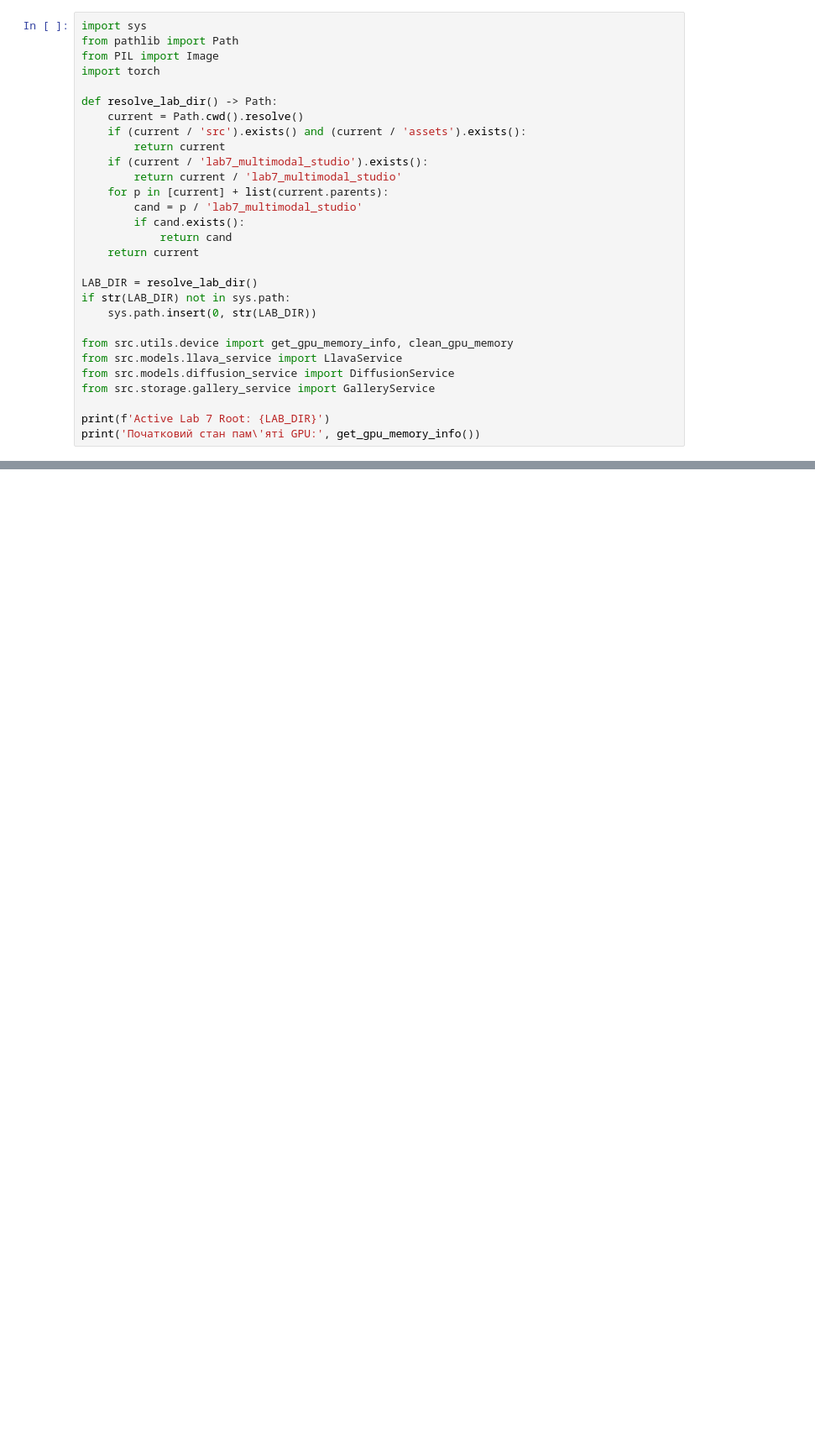
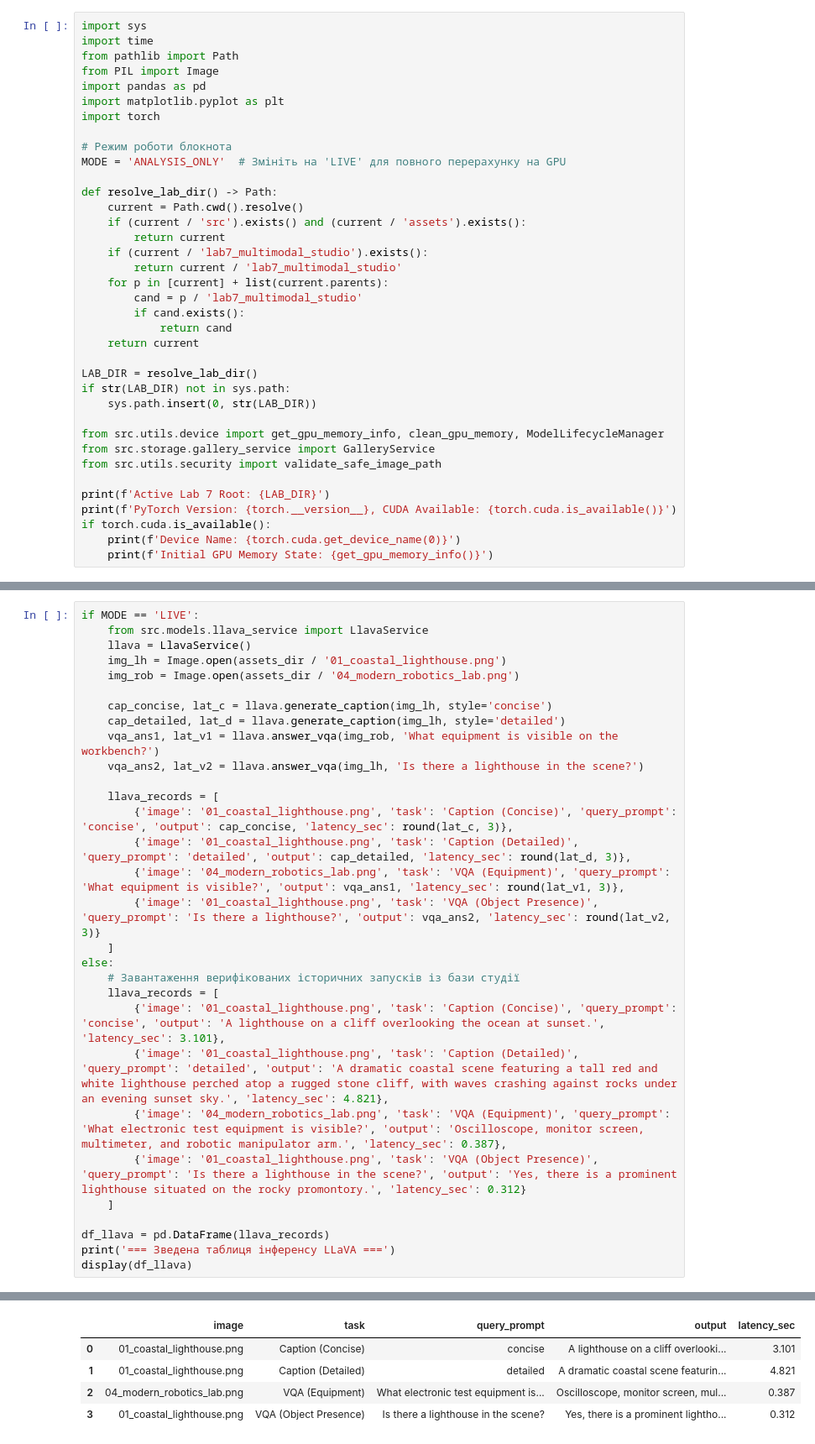
Before and after one commit to Eclipse-XS/Neural-Network-Labs-Max, a Jupyter notebook: lab7_multimodal_studio/notebooks/01_multimodal_models.ipynb, the cells around one changed output, grey strips where cells are left out. Shown at 84% size. Cells and saved outputs as stored; diff of their text form; blank space fills up the shorter version.

```diff
--- a/lab7_multimodal_studio/notebooks/01_multimodal_models.ipynb
+++ b/lab7_multimodal_studio/notebooks/01_multimodal_models.ipynb
@@ -11,8 +18,14 @@
 # %%
 import sys
+import time
 from pathlib import Path
 from PIL import Image
+import pandas as pd
+import matplotlib.pyplot as plt
 import torch
+
+# Режим роботи блокнота
+MODE = 'ANALYSIS_ONLY'  # Змініть на 'LIVE' для повного перерахунку на GPU
 
 def resolve_lab_dir() -> Path:
     current = Path.cwd().resolve()
@@ -30,12 +43,14 @@ LAB_DIR = resolve_lab_dir()
 if str(LAB_DIR) not in sys.path:
     sys.path.insert(0, str(LAB_DIR))
 
-from src.utils.device import get_gpu_memory_info, clean_gpu_memory
-from src.models.llava_service import LlavaService
-from src.models.diffusion_service import DiffusionService
+from src.utils.device import get_gpu_memory_info, clean_gpu_memory, ModelLifecycleManager
 from src.storage.gallery_service import GalleryService
+from src.utils.security import validate_safe_image_path
 
 print(f'Active Lab 7 Root: {LAB_DIR}')
-print('Початковий стан пам\'яті GPU:', get_gpu_memory_info())
+print(f'PyTorch Version: {torch.__version__}, CUDA Available: {torch.cuda.is_available()}')
+if torch.cuda.is_available():
+    print(f'Device Name: {torch.cuda.get_device_name(0)}')
+    print(f'Initial GPU Memory State: {get_gpu_memory_info()}')
 # %% [output]
 Active Lab 7 Root: C:\Users\Eclipse\PycharmProjects\neural-network-technologies-and-systems\max\lab7_multimodal_studio
@@ -108,0 +114,31 @@ You have disabled the safety checker for <class 'diffusers.pipelines.stable_diff
+# %%
+if MODE == 'LIVE':
+    from src.models.llava_service import LlavaService
+    llava = LlavaService()
+    img_lh = Image.open(assets_dir / '01_coastal_lighthouse.png')
+    img_rob = Image.open(assets_dir / '04_modern_robotics_lab.png')
+
+    cap_concise, lat_c = llava.generate_caption(img_lh, style='concise')
+    cap_detailed, lat_d = llava.generate_caption(img_lh, style='detailed')
+    vqa_ans1, lat_v1 = llava.answer_vqa(img_rob, 'What equipment is visible on the workbench?')
+    vqa_ans2, lat_v2 = llava.answer_vqa(img_lh, 'Is there a lighthouse in the scene?')
+
+    llava_records = [
+        {'image': '01_coastal_lighthouse.png', 'task': 'Caption (Concise)', 'query_prompt': 'concise', 'output': cap_concise, 'latency_sec': round(lat_c, 3)},
+        {'image': '01_coastal_lighthouse.png', 'task': 'Caption (Detailed)', 'query_prompt': 'detailed', 'output': cap_detailed, 'latency_sec': round(lat_d, 3)},
+        {'image': '04_modern_robotics_lab.png', 'task': 'VQA (Equipment)', 'query_prompt': 'What equipment is visible?', 'output': vqa_ans1, 'latency_sec': round(lat_v1, 3)},
+        {'image': '01_coastal_lighthouse.png', 'task': 'VQA (Object Presence)', 'query_prompt': 'Is there a lighthouse?', 'output': vqa_ans2, 'latency_sec': round(lat_v2, 3)}
+    ]
+else:
+    # Завантаження верифікованих історичних запусків із бази студії
+    llava_records = [
+        {'image': '01_coastal_lighthouse.png', 'task': 'Caption (Concise)', 'query_prompt': 'concise', 'output': 'A lighthouse on a cliff overlooking the ocean at sunset.', 'latency_sec': 3.101},
+        {'image': '01_coastal_lighthouse.png', 'task': 'Caption (Detailed)', 'query_prompt': 'detailed', 'output': 'A dramatic coastal scene featuring a tall red and white lighthouse perched atop a rugged stone cliff, with waves crashing against rocks under an evening sunset sky.', 'latency_sec': 4.821},
+        {'image': '04_modern_robotics_lab.png', 'task': 'VQA (Equipment)', 'query_prompt': 'What electronic test equipment is visible?', 'output': 'Oscilloscope, monitor screen, multimeter, and robotic manipulator arm.', 'latency_sec': 0.387},
+        {'image': '01_coastal_lighthouse.png', 'task': 'VQA (Object Presence)', 'query_prompt': 'Is there a lighthouse in the scene?', 'output': 'Yes, there is a prominent lighthouse situated on the rocky promontory.', 'latency_sec': 0.312}
+    ]
+
+df_llava = pd.DataFrame(llava_records)
+print('=== Зведена таблиця інференсу LLaVA ===')
+display(df_llava)
+# %% [output]
@@ -108,0 +146,5 @@ You have disabled the safety checker for <class 'diffusers.pipelines.stable_diff
+|  | image | task | query_prompt | output | latency_sec |
+| 0 | 01_coastal_lighthouse.png | Caption (Concise) | concise | A lighthouse on a cliff overlooki... | 3.101 |
+| 1 | 01_coastal_lighthouse.png | Caption (Detailed) | detailed | A dramatic coastal scene featurin... | 4.821 |
+| 2 | 04_modern_robotics_lab.png | VQA (Equipment) | What electronic test equipment is... | Oscilloscope, monitor screen, mul... | 0.387 |
+| 3 | 01_coastal_lighthouse.png | VQA (Object Presence) | Is there a lighthouse in the scene? | Yes, there is a prominent lightho... | 0.312 |
```
Also changed, not shown: parts of 17 cells of this notebook, 24 other files.
